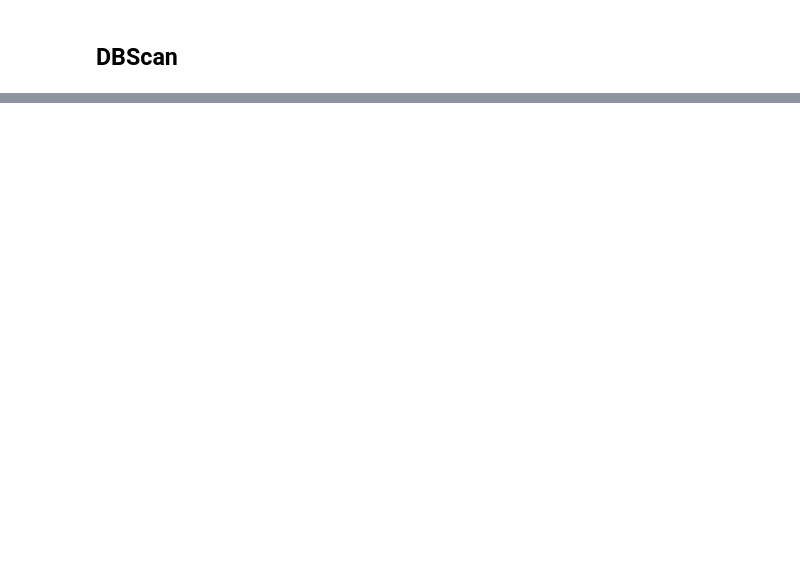
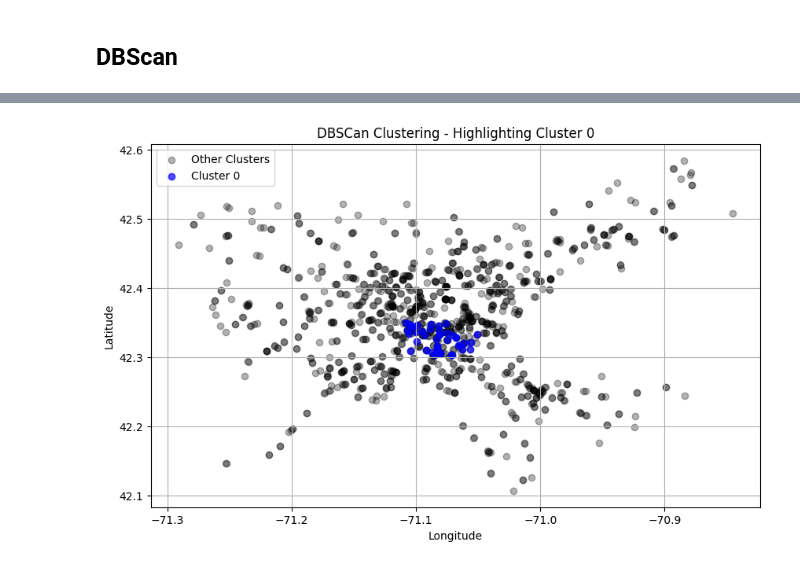
Before and after one commit to KKeySimon/BostonBusEquity, a Jupyter notebook: simon.ipynb, the cells around one changed output, grey strips where cells are left out. Drawn from its saved outputs; the diff is of its cells as text; code cells hidden in the pictures; blank space fills up the shorter version.

```diff
--- a/simon.ipynb
+++ b/simon.ipynb
@@ -853,2 +855,14 @@ plt.show()
 # %% [markdown]
 ## DBScan
+# %%
+from sklearn.preprocessing import StandardScaler
+from sklearn.cluster import DBSCAN
+import matplotlib.pyplot as plt
+import numpy as np
+import pandas as pd
+
+csv_file = "stop_agg_lateness.csv"
+df = pd.read_csv(csv_file)
+df = df.dropna(subset=["stop_lat", "stop_lon"])
+X = df[["stop_lat", "stop_lon", "average_lateness"]].copy()
+X
@@ -854,0 +939,21 @@ plt.show()
+# %%
+plt.figure(figsize=(10, 6))
+
+plt.scatter(
+    df["stop_lon"], df["stop_lat"], c="black", alpha=0.3, label="Other Clusters"
+)
+
+cluster_df = df[df["cluster"] == 0]
+plt.scatter(
+    cluster_df["stop_lon"], cluster_df["stop_lat"], c="blue", alpha=0.7, label="Cluster 0"
+)
+
+plt.xlabel("Longitude")
+plt.ylabel("Latitude")
+plt.title("DBSCan Clustering - Highlighting Cluster 0")
+plt.legend()
+plt.grid(True)
+
+plt.show()
+# %% [output]
+[figure, added]
```
Also changed, not shown: parts of 14 cells of this notebook, 7 other files.
